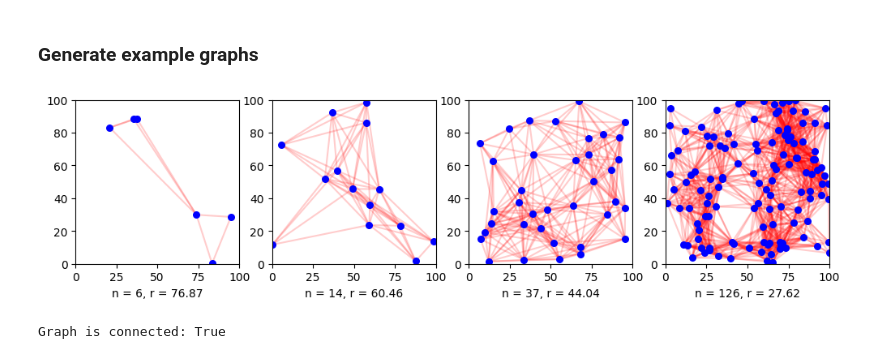
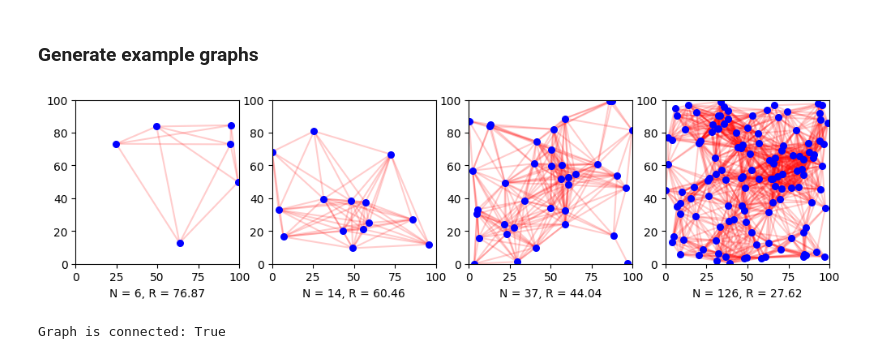
Before and after one commit to blacksilvergeek/Distributed_Signal_Processing, a Jupyter notebook: main.ipynb, the cells around one changed output. Drawn from its saved outputs; the diff is of its cells as text; code cells hidden in the pictures.

```diff
--- a/main.ipynb
+++ b/main.ipynb
@@ -82,35 +82,35 @@ import matplotlib.pyplot as plt
 import networkx as nx
 
 L = 100
 idx = [900, 700, 500, 300]
 fig, axs = plt.subplots(1,len(idx))
 fig.set_size_inches((12, 4))
 for k in range(len(idx)):
     R = r_array[idx[k]]
     N = int(n_array[idx[k]])
 
     # random generate points uniformly in a square
     points = np.random.uniform(0, L, size=(N, 2))
     # check connectivity
     G = nx.Graph()
     G.add_nodes_from(range(N))
     # add edges based on distance
     for i in range(N):
         for j in range(i + 1, N):
             if np.linalg.norm(points[i] - points[j]) <= R:
                 G.add_edge(i, j)
 
     for edge in G.edges():
         axs[k].plot(*zip(points[edge[0]], points[edge[1]]), color='red', alpha=0.2, zorder=0)
     axs[k].scatter(points[:, 0], points[:, 1], s=30, color='blue', label='Nodes')
     axs[k].set_xlim(0, L)
     axs[k].set_ylim(0, L)
     axs[k].set_aspect('equal')
-    axs[k].set_xlabel(f"n = {N}, r = {R:.2f}")
+    axs[k].set_xlabel(f"N = {N}, R = {R:.2f}")
 
 plt.savefig('graphs.pdf', bbox_inches='tight')
 # %% [output]
-[figure, old version]
+[figure, new version]
 # %%
 import numpy as np
 import matplotlib.pyplot as plt
```
Also changed, not shown: parts of 2 cells of this notebook, 7 other files.
